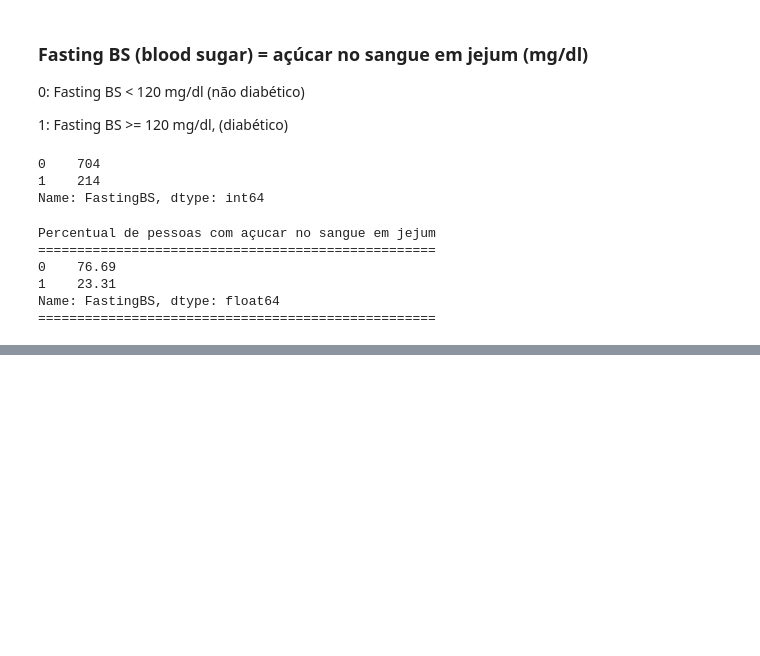
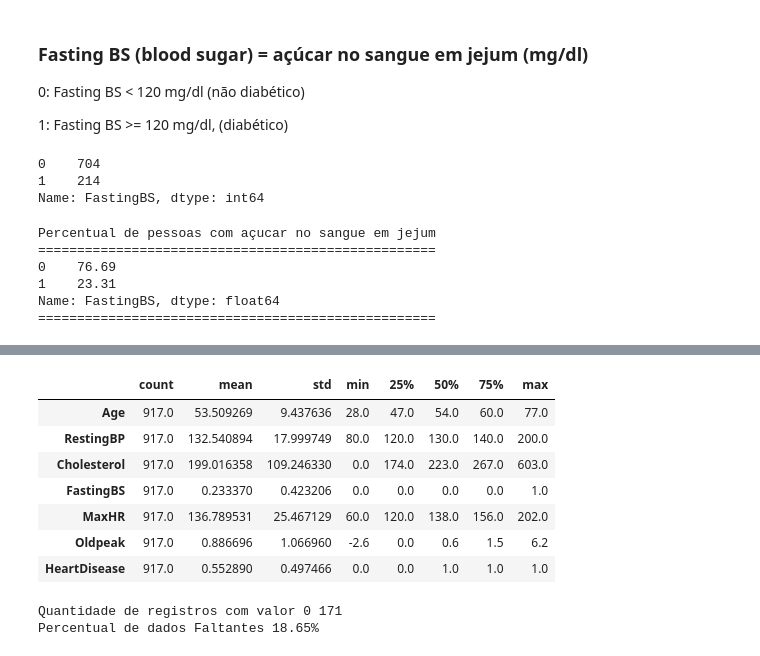
Before and after one commit to j2evaldo/PREVISAO-DE-DOENCAS-CARDIACAS, a Jupyter notebook: !hart.ipynb, the cells around one changed output, grey strips where cells are left out. Cells and saved outputs as stored; diff of their text form; code cells hidden in the pictures; blank space fills up the shorter version.

```diff
--- a/!hart.ipynb
+++ b/!hart.ipynb
@@ -272,0 +510,2 @@ fig.show()
+# %%
+df_limpo = df.copy()
@@ -272,0 +539,27 @@ fig.show()
+# %%
+#Como tenho apenas 1 linha com valor 0, vou exclui-la
+#Elimando Linhas onde o Valor de RestingBP seja igual a 0
+filtro = df_limpo.loc[df_limpo['RestingBP']==0]
+df_limpo.drop(filtro.index, inplace= True)
+
+df_limpo.describe().T
+# %% [output]
+|  | count | mean | std | min | 25% | 50% | 75% | max |
+| Age | 917.0 | 53.509269 | 9.437636 | 28.0 | 47.0 | 54.0 | 60.0 | 77.0 |
+| RestingBP | 917.0 | 132.540894 | 17.999749 | 80.0 | 120.0 | 130.0 | 140.0 | 200.0 |
+| Cholesterol | 917.0 | 199.016358 | 109.246330 | 0.0 | 174.0 | 223.0 | 267.0 | 603.0 |
+| FastingBS | 917.0 | 0.233370 | 0.423206 | 0.0 | 0.0 | 0.0 | 0.0 | 1.0 |
+| MaxHR | 917.0 | 136.789531 | 25.467129 | 60.0 | 120.0 | 138.0 | 156.0 | 202.0 |
+| Oldpeak | 917.0 | 0.886696 | 1.066960 | -2.6 | 0.0 | 0.6 | 1.5 | 6.2 |
+| HeartDisease | 917.0 | 0.552890 | 0.497466 | 0.0 | 0.0 | 1.0 | 1.0 | 1.0 |
+# %%
+#Campor colesterol tem vários registros sem informação
+
+temp = df_limpo.loc[df_limpo['Cholesterol'] == 0].shape[0]
+percent = temp / df_limpo.shape[0] * 100
+
+print(f'Quantidade de registros com valor 0 {temp}')
+print(f'Percentual de dados Faltantes {round(percent,2)}%')
+# %% [output]
+Quantidade de registros com valor 0 171
+Percentual de dados Faltantes 18.65%
```
Also changed, not shown: parts of 34 cells of this notebook.
